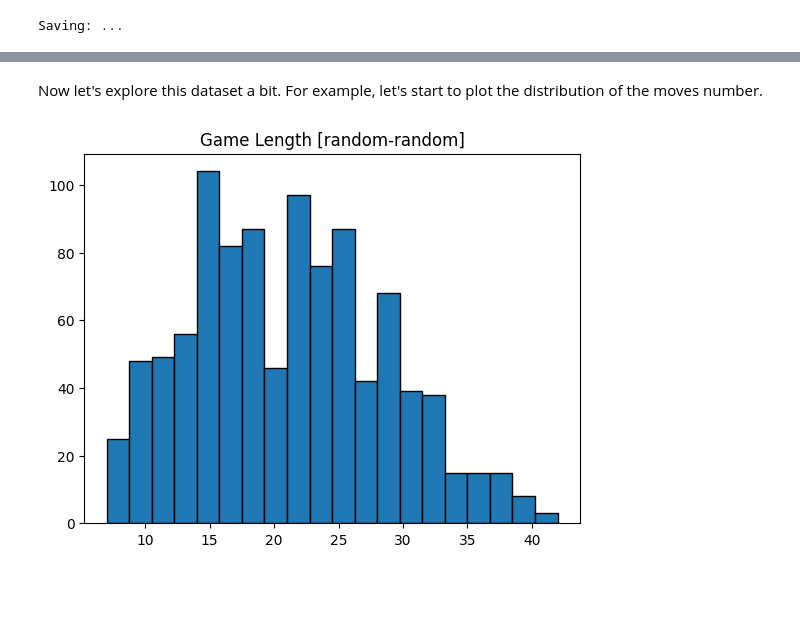
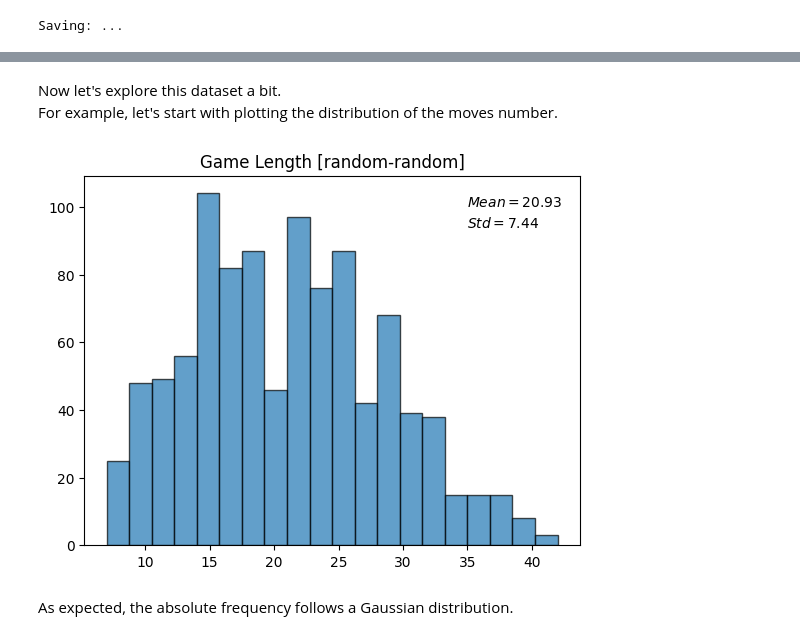
Before and after one commit to zick97/nn_project, a Jupyter notebook: main.ipynb, the cells around one changed output, grey strips where cells are left out. Drawn from its saved outputs; the diff is of its cells as text; code cells hidden in the pictures; blank space fills up the shorter version.

```diff
--- a/main.ipynb
+++ b/main.ipynb
@@ -370,27 +370,15 @@ To generate our training datasets, we only have to simulate the games multiple t
 from tqdm import tqdm
 # simulating N AI-AI games
 def simulation(n=100, game_type='random-random'):
-    # we are going to build a MultiIndex dataframe from a multi-index array, so we need to instantiate
-    # 2 arrays, one for the outer index (game index) and one for the inner one (move index)
-    outer_index_array = np.array([])
-    inner_index_array = np.array([])
     dataset = pd.DataFrame()
     for i in tqdm(range(n), desc='Simulating', bar_format='{l_bar}{bar:15}{r_bar}{bar:-10b}'):
         random_random = Game(game_type=game_type)   # initialize the game environment
         random_random.play_game()                   # play the game
         game = random_random.save_game()            # save the game as a dataframe
-        # update the index arrays: the game index is just an array repeating the index of the game M times,
-        # where M is the number of moves (length of the game)
-        outer_index_array = np.append(outer_index_array, [str(i)] * len(game)).astype(int)
-        # the move index is just a sequnce from 0 to M
-        inner_index_array = np.append(inner_index_array, [j for j in range(len(game))]).astype(int)
+        game.index = [i] * len(game)
         dataset = pd.concat([dataset, game])
 
     print('Saving: ...')
-    # need to flatten the arrays
-    index_array = np.concatenate([[outer_index_array.flatten()], [inner_index_array.flatten()]])
-    multi_index = pd.MultiIndex.from_arrays(index_array.tolist(), names=['game', 'move'])
-    dataset = pd.DataFrame(data=dataset.values, columns=dataset.columns, index=multi_index)
     dataset.to_csv(f'simulations/simulation_{game_type}_{n}.csv')
     return dataset
 # %%
@@ -400,12 +404,18 @@ Saving: ...
 # %% [markdown]
-Now let's explore this dataset a bit. For example, let's start to plot the distribution of the moves number.
+Now let's explore this dataset a bit.\
+For example, let's start with plotting the distribution of the moves number.
 # %%
 import matplotlib.pyplot as plt
 %matplotlib inline
 # %%
 row_count = dataset.groupby(level=0).size()
-plt.hist(row_count, bins=20, edgecolor='black', linewidth=1)
+
+plt.hist(row_count, bins=20, alpha=0.7, edgecolor='black', linewidth=1)
 plt.title('Game Length [random-random]')
+plt.text(35, 100, f'$Mean = {row_count.mean().round(2)}$')
+plt.text(35, 94, f'$Std = {row_count.std().round(2)}$')
 plt.show()
 # %% [output]
-[figure, old version]
+[figure, new version]
+# %% [markdown]
+As expected, the absolute frequency follows a Gaussian distribution.
```
Also changed, not shown: parts of 1 cell of this notebook, 2 other files.
